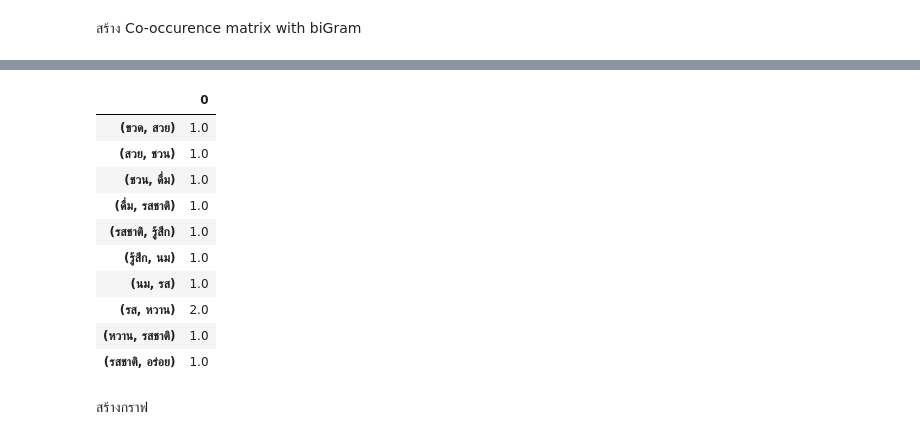
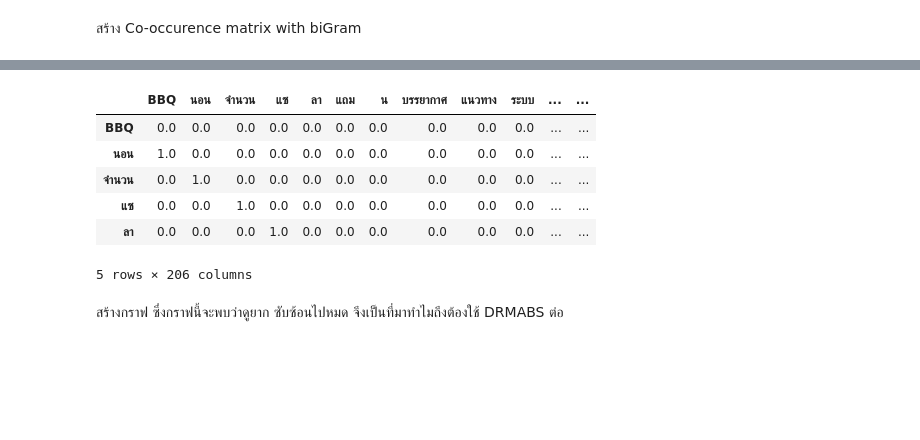
Before and after one commit to pacharapol4066/Product-Position-SNA, a Jupyter notebook: DRMABS_POC.ipynb, the cells around one changed output, grey strips where cells are left out. Drawn from its saved outputs; the diff is of its cells as text; code cells hidden in the pictures; blank space fills up the shorter version.

```diff
--- a/DRMABS_POC.ipynb
+++ b/DRMABS_POC.ipynb
@@ -88,0 +24,29 @@ chk_corpus_list = checkStopwords(merge_corpus_list)
+# %%
+def generate_co_occurrence_matrix(corpus):
+    vocab = set(corpus)
+    vocab = list(vocab)
+    vocab_index = {word: i for i, word in enumerate(vocab)}
+
+    # Create bigrams from all words in corpus
+    bi_grams = list(bigrams(corpus))
+
+    # Frequency distribution of bigrams ((word1, word2), num_occurrences)
+    bigram_freq = nltk.FreqDist(bi_grams).most_common(len(bi_grams))
+
+    # Initialise co-occurrence matrix
+    # co_occurrence_matrix[current][previous]
+    co_occurrence_matrix = np.zeros((len(vocab), len(vocab)))
+
+    # Loop through the bigrams taking the current and previous word,
+    # and the number of occurrences of the bigram.
+    for bigram in bigram_freq:
+        current = bigram[0][1]
+        previous = bigram[0][0]
+        count = bigram[1]
+        pos_current = vocab_index[current]
+        pos_previous = vocab_index[previous]
+        co_occurrence_matrix[pos_current][pos_previous] = count
+    co_occurrence_matrix = np.matrix(co_occurrence_matrix)
+
+    # return the matrix and the index
+    return co_occurrence_matrix, vocab_index
@@ -89,6 +57,6 @@ chk_corpus_list = checkStopwords(merge_corpus_list)
 # %%
 # Make unique
-set_unique_list = set(chk_corpus_list)
+set_unique_list = set(chk_corpus_list['text'])
 unique_corpus = list(set_unique_list)
 # %% [markdown]
 สร้าง Co-occurence matrix with biGram
@@ -122,16 +62,0 @@ bigram_df = bigram_df.append(bigrm_cnt, ignore_index=True).fillna(0)
-# %%
-bigram_df.T.head(10)
-# %% [output]
-|  | 0 |
-| (ขวด, สวย) | 1.0 |
-| (สวย, ชวน) | 1.0 |
-| (ชวน, ดื่ม) | 1.0 |
-| (ดื่ม, รสชาติ) | 1.0 |
-| (รสชาติ, รู้สึก) | 1.0 |
-| (รู้สึก, นม) | 1.0 |
-| (นม, รส) | 1.0 |
-| (รส, หวาน) | 2.0 |
-| (หวาน, รสชาติ) | 1.0 |
-| (รสชาติ, อร่อย) | 1.0 |
-# %% [markdown]
-สร้างกราฟ
@@ -137,0 +67,16 @@ bigram_df.T.head(10)
+# %%
+# FOR PYGSP
+matrix, vocab_index = generate_co_occurrence_matrix(set_unique_list)
+data_matrix = pd.DataFrame(matrix, index=vocab_index,columns=vocab_index)
+# %%
+data_matrix.head()
+# %% [output]
+|  | BBQ | นอน | จำนวน | แซ | ลา | แถม | น | บรรยากาศ | แนวทาง | ระบบ | ... | ... |
+| BBQ | 0.0 | 0.0 | 0.0 | 0.0 | 0.0 | 0.0 | 0.0 | 0.0 | 0.0 | 0.0 | ... | ... |
+| นอน | 1.0 | 0.0 | 0.0 | 0.0 | 0.0 | 0.0 | 0.0 | 0.0 | 0.0 | 0.0 | ... | ... |
+| จำนวน | 0.0 | 1.0 | 0.0 | 0.0 | 0.0 | 0.0 | 0.0 | 0.0 | 0.0 | 0.0 | ... | ... |
+| แซ | 0.0 | 0.0 | 1.0 | 0.0 | 0.0 | 0.0 | 0.0 | 0.0 | 0.0 | 0.0 | ... | ... |
+| ลา | 0.0 | 0.0 | 0.0 | 1.0 | 0.0 | 0.0 | 0.0 | 0.0 | 0.0 | 0.0 | ... | ... |
+5 rows × 206 columns
+# %% [markdown]
+สร้างกราฟ ซึ่งกราฟนี้จะพบว่าดูยาก ซับซ้อนไปหมด จึงเป็นที่มาทำไมถึงต้องใช้ DRMABS ต่อ
```
Also changed, not shown: parts of 41 cells of this notebook, 1 other file.
